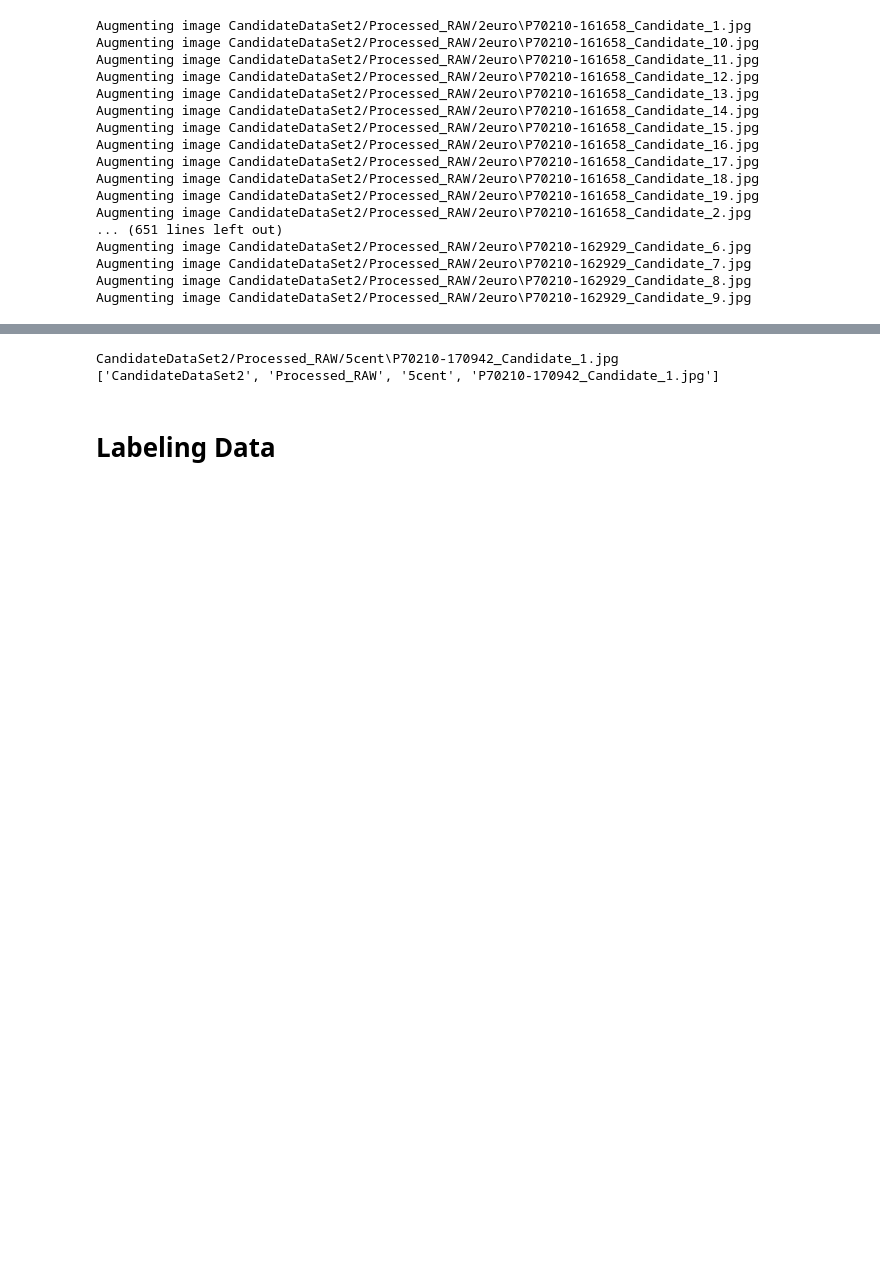
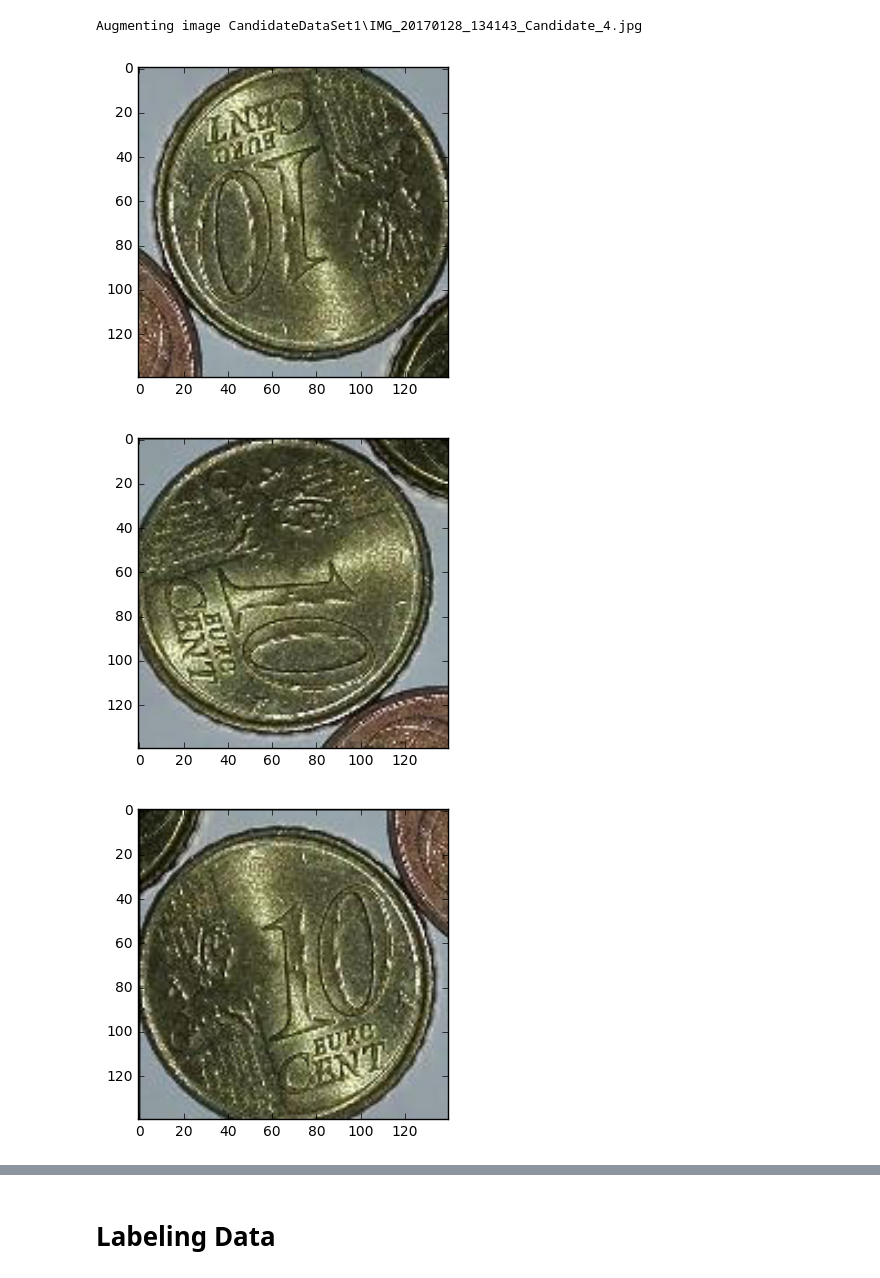
Before and after one commit to aescalante/Coins, a Jupyter notebook: Coins/data_augmentation.ipynb, the cells around one changed output, grey strips where cells are left out. Saved outputs shown, nothing was run; the diff lists cells and outputs as text; code cells hidden in the pictures; blank space fills up the shorter version.

```diff
--- a/Coins/data_augmentation.ipynb
+++ b/Coins/data_augmentation.ipynb
@@ -7,7 +7,6 @@ import cv2;
 import matplotlib.pyplot as plt;
 import pandas as pd;
 import glob
-import re;
 
 import time
 
@@ -21,62 +20,42 @@ def TicTocGenerator():
         yield tf-ti # returns the time difference
 
 TicToc = TicTocGenerator() # create an instance of the TicTocGen generator
 
 # This will be the main function through which we define both tic() and toc()
 def toc(tempBool=True):
     # Prints the time difference yielded by generator instance TicToc
     tempTimeInterval = next(TicToc)
     if tempBool:
         print( "Elapsed time: %f seconds.\n" %tempTimeInterval )
 
 def tic():
     # Records a time in TicToc, marks the beginning of a time interval
     toc(False)
 
-inputDir = 'CandidateDataSet2/Processed_RAW/2euro/'
-input_file = glob.glob(inputDir+"*.jpg")
-#input_file = [inputDir+"IMG_20170128_134143_Candidate_4.jpg"]  #For debugging
+inputDir = 'CandidateDataSet1\\'
+#input_file = glob.glob(inputDir+"*.jpg")
+input_file = [inputDir+"IMG_20170128_134143_Candidate_4.jpg"]  #For debugging
 
-outputDir = 'CandidateDataSet2/augmented_and_resized_RAW/2euro/'
+outputDir = 'CandidateDataSet1\\Augmented\\'
 angles = [0,90,180,270]
-ROWS = 100
-COLS = 100
 
 for kfile in input_file:
     tic()
     print("Augmenting image "+str(kfile))
     im = Image.open(kfile)
     imarray = np.array(im)
 
-
     for kAngle in angles:
         M = cv2.getRotationMatrix2D((imarray.shape[1]/2,imarray.shape[0]/2),kAngle,1)
         rotated_image = cv2.warpAffine(imarray,M,(imarray.shape[1],imarray.shape[0]))
-        #plt.imshow(rotated_image)
-        #plt.show()
-        rotated_image = cv2.resize(rotated_image, (ROWS, COLS), interpolation=cv2.INTER_CUBIC)
-        fileNamek = re.split(r'/|\\',kfile)
-        #fileNamek = kfile.split("\\")[1]
-        #output_filename = outputDir+fileNamek.split(".")[0]+"_Aug_"+str(ROWS)+"_"+str(kAngle)+".jpg"
-        output_filename = outputDir+fileNamek[3].split(".")[0]+"_Aug_"+str(ROWS)+"_"+str(kAngle)+".jpg"
+        plt.imshow(rotated_image)
+        plt.show()
+        fileNamek = kfile.split("\\")[1]
+        output_filename = outputDir+fileNamek.split(".")[0]+"_Aug_"+str(kAngle)+".jpg"
         img = Image.fromarray(rotated_image, 'RGB')
-        time.sleep(.01)
         img.save(output_filename)
 # %% [output]
-Augmenting image CandidateDataSet2/Processed_RAW/2euro\P70210-161658_Candidate_1.jpg
-Augmenting image CandidateDataSet2/Processed_RAW/2euro\P70210-161658_Candidate_10.jpg
-Augmenting image CandidateDataSet2/Processed_RAW/2euro\P70210-161658_Candidate_11.jpg
-Augmenting image CandidateDataSet2/Processed_RAW/2euro\P70210-161658_Candidate_12.jpg
-Augmenting image CandidateDataSet2/Processed_RAW/2euro\P70210-161658_Candidate_13.jpg
-Augmenting image CandidateDataSet2/Processed_RAW/2euro\P70210-161658_Candidate_14.jpg
-Augmenting image CandidateDataSet2/Processed_RAW/2euro\P70210-161658_Candidate_15.jpg
-Augmenting image CandidateDataSet2/Processed_RAW/2euro\P70210-161658_Candidate_16.jpg
-Augmenting image CandidateDataSet2/Processed_RAW/2euro\P70210-161658_Candidate_17.jpg
-Augmenting image CandidateDataSet2/Processed_RAW/2euro\P70210-161658_Candidate_18.jpg
-Augmenting image CandidateDataSet2/Processed_RAW/2euro\P70210-161658_Candidate_19.jpg
-Augmenting image CandidateDataSet2/Processed_RAW/2euro\P70210-161658_Candidate_2.jpg
-... (651 lines left out)
-Augmenting image CandidateDataSet2/Processed_RAW/2euro\P70210-162929_Candidate_6.jpg
-Augmenting image CandidateDataSet2/Processed_RAW/2euro\P70210-162929_Candidate_7.jpg
-Augmenting image CandidateDataSet2/Processed_RAW/2euro\P70210-162929_Candidate_8.jpg
-Augmenting image CandidateDataSet2/Processed_RAW/2euro\P70210-162929_Candidate_9.jpg
+Augmenting image CandidateDataSet1\IMG_20170128_134143_Candidate_4.jpg
+[figure, added]
+[figure, added]
+[figure, added]
@@ -83,10 +63,3 @@ Augmenting image CandidateDataSet2/Processed_RAW/2euro\P70210-162929_Candidate_9
-# %%
-print(kfile)
-kfilesplit = re.split(r'/|\\',kfile)
-print(kfilesplit)
-# %% [output]
-CandidateDataSet2/Processed_RAW/5cent\P70210-170942_Candidate_1.jpg
-['CandidateDataSet2', 'Processed_RAW', '5cent', 'P70210-170942_Candidate_1.jpg']
 # %% [markdown]
 # Labeling Data
 # %%
```
Also changed, not shown: parts of 1 cell of this notebook, 6 other files.
